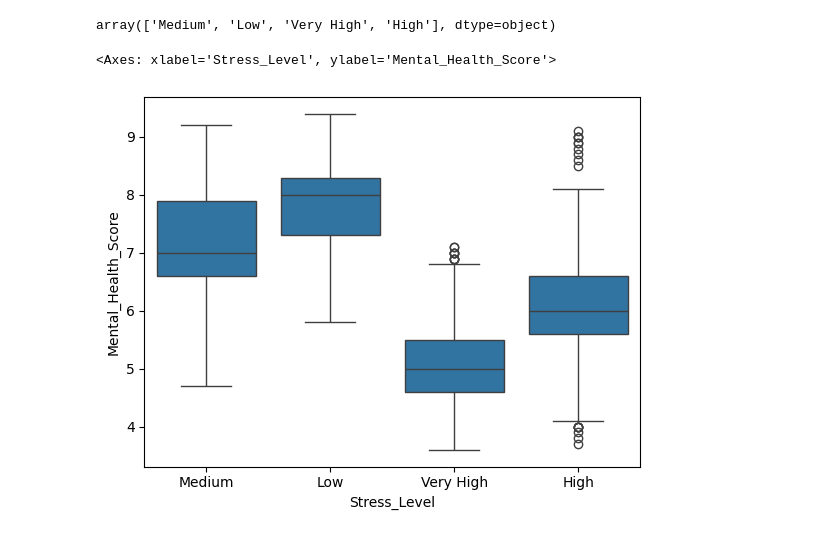
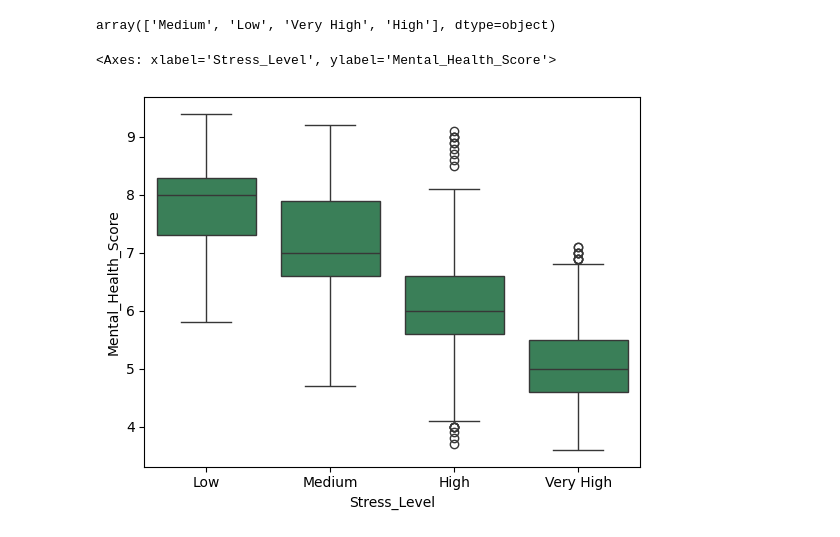
Before and after one commit to mudit-1711/Mental-Health-Score-Model, a Jupyter notebook: data.ipynb, the cells around one changed output. Saved outputs shown, nothing was run; the diff lists cells and outputs as text; code cells hidden in the pictures.

```diff
--- a/data.ipynb
+++ b/data.ipynb
@@ -116,9 +116,9 @@ df['Stress_Level'].unique()
 # %% [output]
 array(['Medium', 'Low', 'Very High', 'High'], dtype=object)
 # %%
-order=['Medium', 'Low', 'Very High', 'High']
+order=['Low','Medium', 'High', 'Very High']
 # %%
-sns.boxplot(x='Stress_Level',y='Mental_Health_Score',data=df)
+sns.boxplot(x='Stress_Level',y='Mental_Health_Score',data=df,order=order,color='seagreen')
 # %% [output]
 <Axes: xlabel='Stress_Level', ylabel='Mental_Health_Score'>
-[figure, old version]
+[figure, new version]
```
Also changed, not shown: parts of 17 cells of this notebook.
